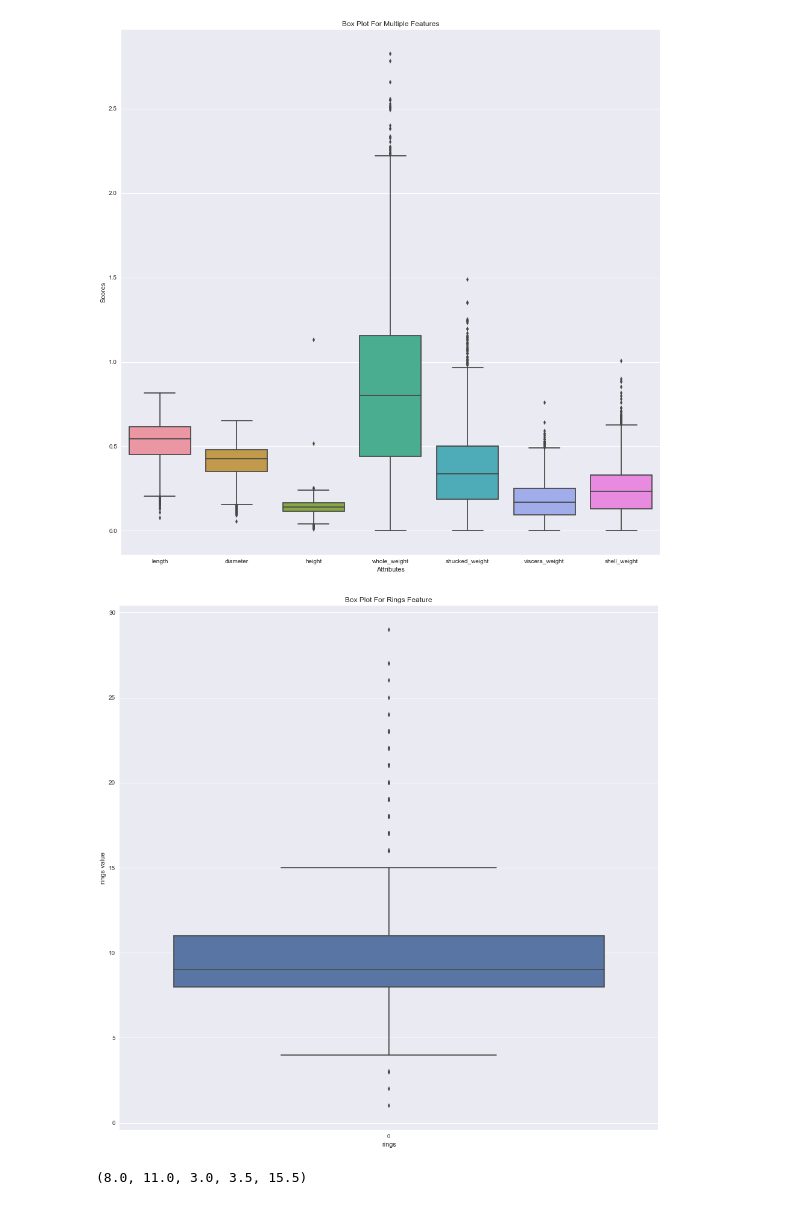
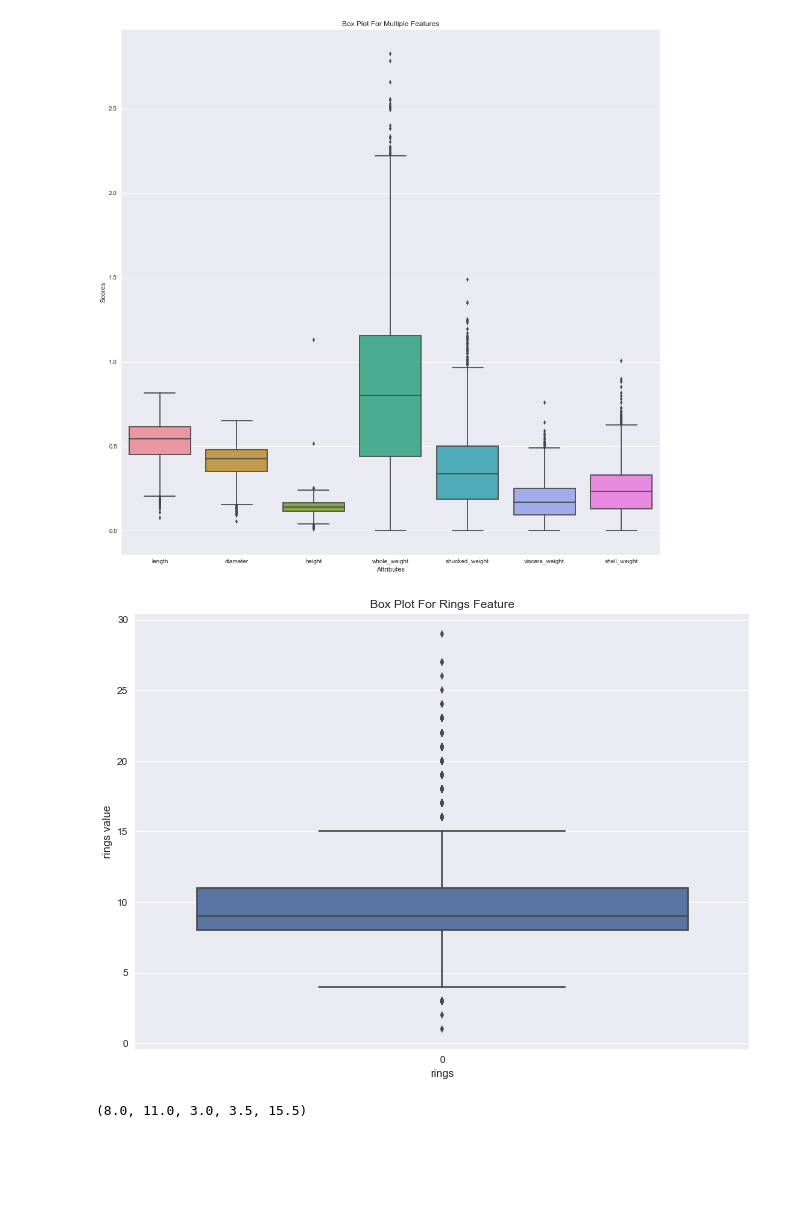
Before and after one commit to viciouspetal/data-analytics-notebook, a Jupyter notebook: Assignment workbook.ipynb, the cells around one changed output. Drawn from its saved outputs; the diff is of its cells as text; code cells hidden in the pictures; blank space fills up the shorter version.

```diff
--- a/Assignment workbook.ipynb
+++ b/Assignment workbook.ipynb
@@ -264,11 +264,12 @@ plt.savefig(default_figure_out_path+'boxplot_all_features_but_rings'+default_fig
 # %% [output]
 [figure]
 # %%
+set_11x8_figure()
 ax=sb.boxplot(data=df['rings'])
 ax.set(xlabel='rings', ylabel='rings value', title="Box Plot For Rings Feature")
 plt.savefig(default_figure_out_path+'boxplot_rings'+default_figure_ext, bbox_inches='tight')
 # %% [output]
-[figure, old version]
+[figure, new version]
 # %%
 q1 = df['rings'].quantile(0.25)
 q3 = df['rings'].quantile(0.75)
```
Also changed, not shown: parts of 7 cells of this notebook, 1 other file.
